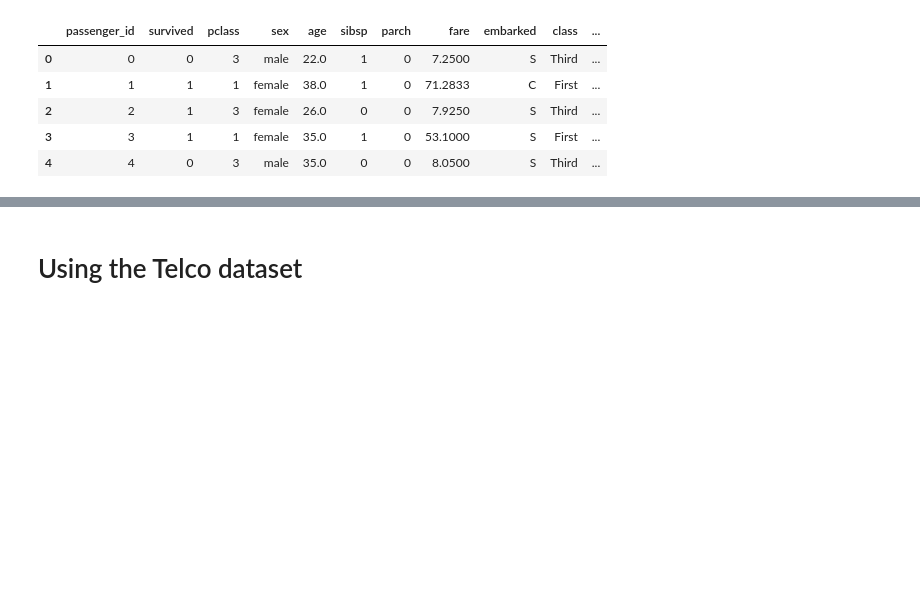
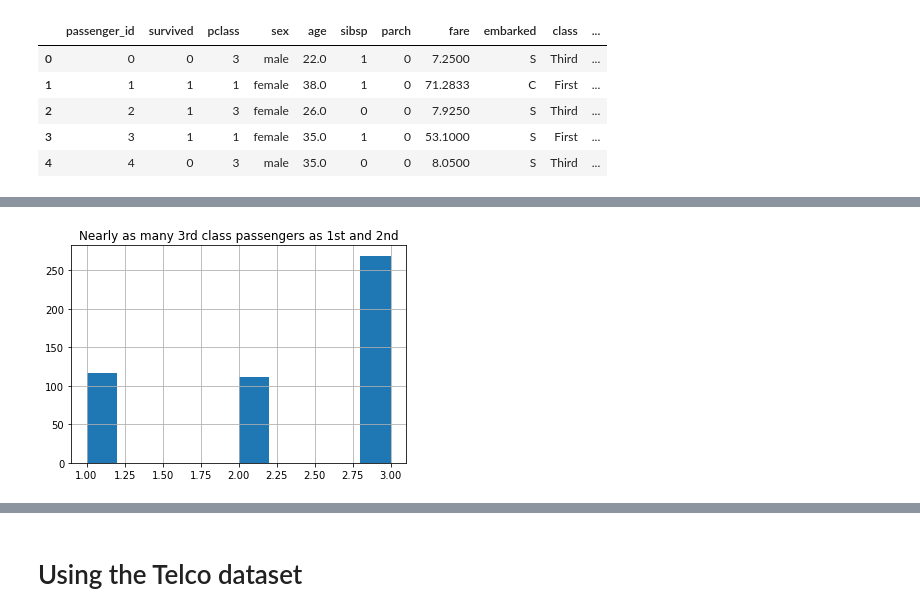
Before and after one commit to brianclements03/classification-exercises, a Jupyter notebook: classification_exercises.ipynb, the cells around one changed output, grey strips where cells are left out. Saved outputs shown, nothing was run; the diff lists cells and outputs as text; code cells hidden in the pictures; blank space fills up the shorter version.

```diff
--- a/classification_exercises.ipynb
+++ b/classification_exercises.ipynb
@@ -818,0 +616,6 @@ titanic_df.head()
+# %%
+plt.title("Nearly as many 3rd class passengers as 1st and 2nd")
+titanic_train.pclass.hist()
+plt.show()
+# %% [output]
+[figure, added]
```
Also changed, not shown: parts of 210 cells of this notebook, 2 other files.
